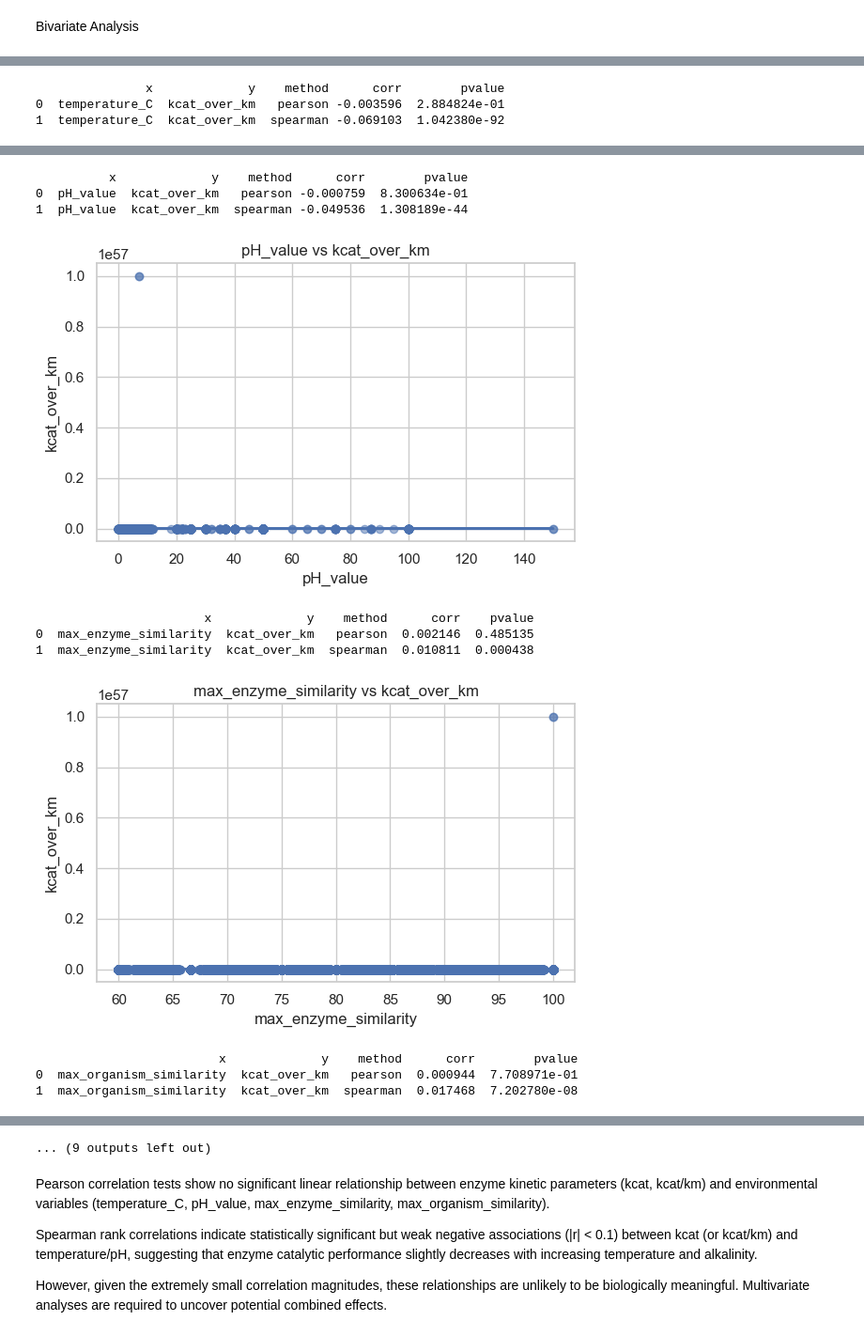
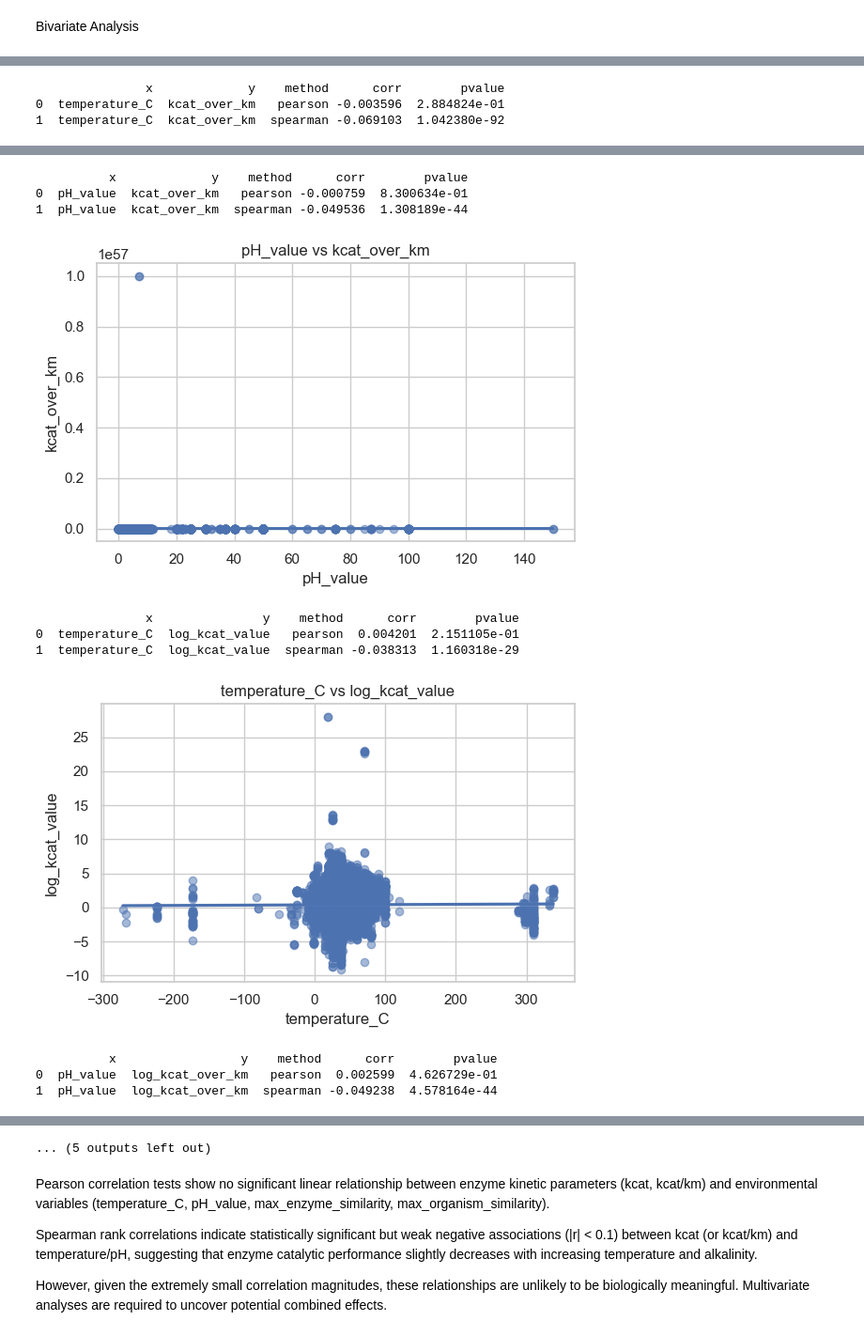
Before and after one commit to tinayang3024/CHE1147-Group-Project, a Jupyter notebook: notebooks/exploration.ipynb, the cells around one changed output, grey strips where cells are left out. Shown at 94% size. Cells and saved outputs as stored; diff of their text form; code cells hidden in the pictures.

```diff
--- a/notebooks/exploration.ipynb
+++ b/notebooks/exploration.ipynb
@@ -881,12 +883,9 @@ pd.set_option('display.max_columns', 120)
 # %%
-df = enzy_data_pro.copy()
-
-
 # Derive variables
 
 # numeric columns
 numeric_cols = [
-    'kcat_value', 'km_value', 'temperature_C', 'pH_value', 'max_enzyme_similarity','max_organism_similarity']
+    'kcat_value', 'km_value', 'temperature_C', 'pH_value']
 #categorical columns
 cat_cols = ['enzyme', 'organism', 'substrate']
 
@@ -945,8 +944,6 @@ pairs_num_num = [
     ('pH_value', 'kcat_value'),
     ('temperature_C', 'kcat_over_km'),
     ('pH_value', 'kcat_over_km'),
-    ('max_enzyme_similarity', 'kcat_over_km'),
-    ('max_organism_similarity', 'kcat_over_km'),
     ('temperature_C', 'log_kcat_value'),
     ('pH_value', 'log_kcat_over_km'),
 ]
@@ -1003,37 +1000,37 @@ def num_vs_cat_tests(num_col, cat_col, data, min_count_per_group=5):
     }))
 
 # num vs cat
 num_cat_pairs = [
     ('kcat_over_km', 'pH_band'),
     ('kcat_over_km', 'temp_band'),
     ('log_kcat_over_km', 'pH_band'),
     ('log_kcat_over_km', 'temp_band')
 ]
 
 for num_col, cat_col in num_cat_pairs:
     if num_col in df.columns and cat_col in df.columns:
         num_vs_cat_tests(num_col, cat_col, df, min_count_per_group=8)
 # %% [output]
                x           y    method      corr        pvalue
 0  temperature_C  kcat_value   pearson -0.003595  2.884062e-01
 1  temperature_C  kcat_value  spearman -0.038267  1.226519e-29
 [figure]
           x           y    method      corr         pvalue
 0  pH_value  kcat_value   pearson -0.000758   8.302018e-01
 1  pH_value  kcat_value  spearman -0.089450  8.868325e-142
 [figure]
                x             y    method      corr        pvalue
 0  temperature_C  kcat_over_km   pearson -0.003596  2.884824e-01
 1  temperature_C  kcat_over_km  spearman -0.069103  1.042380e-92
 [figure]
           x             y    method      corr        pvalue
 0  pH_value  kcat_over_km   pearson -0.000759  8.300634e-01
 1  pH_value  kcat_over_km  spearman -0.049536  1.308189e-44
 [figure]
-                       x             y    method      corr    pvalue
-0  max_enzyme_similarity  kcat_over_km   pearson  0.002146  0.485135
-1  max_enzyme_similarity  kcat_over_km  spearman  0.010811  0.000438
+               x               y    method      corr        pvalue
+0  temperature_C  log_kcat_value   pearson  0.004201  2.151105e-01
+1  temperature_C  log_kcat_value  spearman -0.038313  1.160318e-29
-[figure, old version]
+[figure, new version]
-                         x             y    method      corr        pvalue
-0  max_organism_similarity  kcat_over_km   pearson  0.000944  7.708971e-01
-1  max_organism_similarity  kcat_over_km  spearman  0.017468  7.202780e-08
+          x                 y    method      corr        pvalue
+0  pH_value  log_kcat_over_km   pearson  0.002599  4.626729e-01
+1  pH_value  log_kcat_over_km  spearman -0.049238  4.578164e-44
@@ -1041,4 +1038,4 @@ for num_col, cat_col in num_cat_pairs:
-... (9 outputs left out)
+... (5 outputs left out)
 # %% [markdown]
 Pearson correlation tests show no significant linear relationship between enzyme kinetic parameters (kcat, kcat/km) and environmental variables (temperature_C, pH_value, max_enzyme_similarity, max_organism_similarity).
 
```
Also changed, not shown: parts of 5 cells of this notebook.
